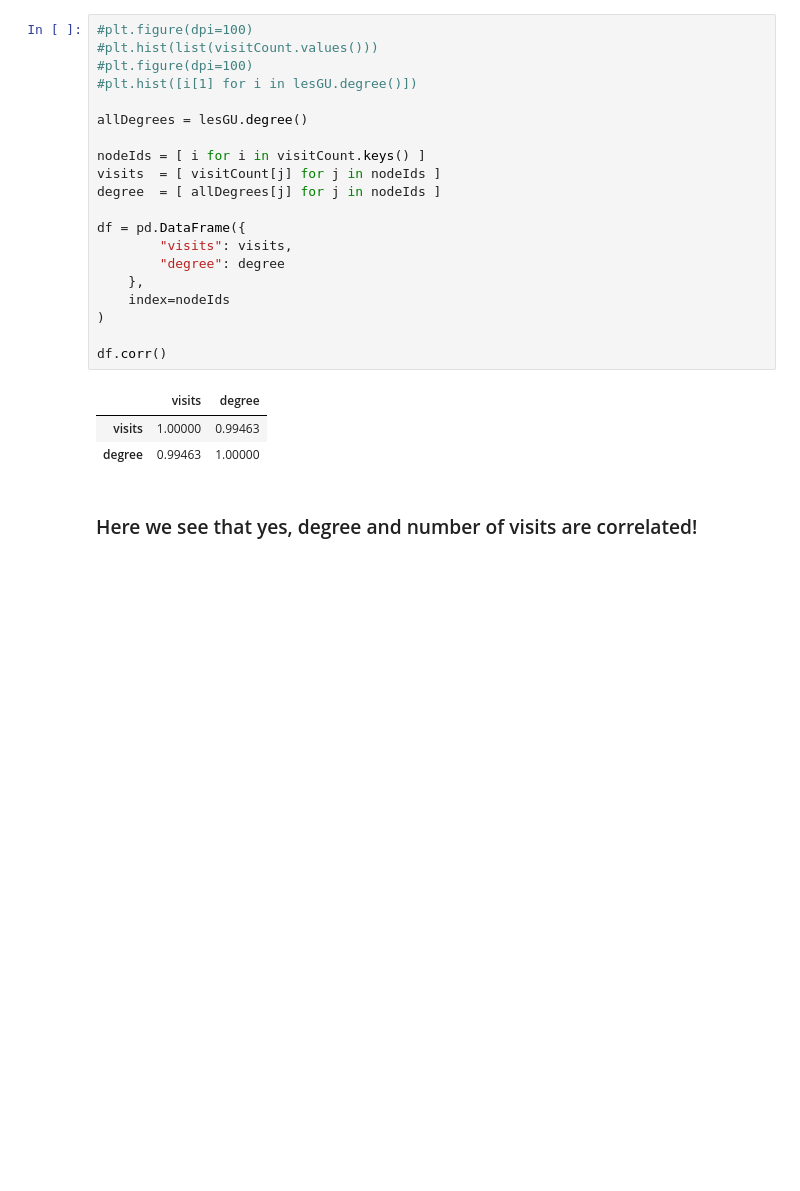
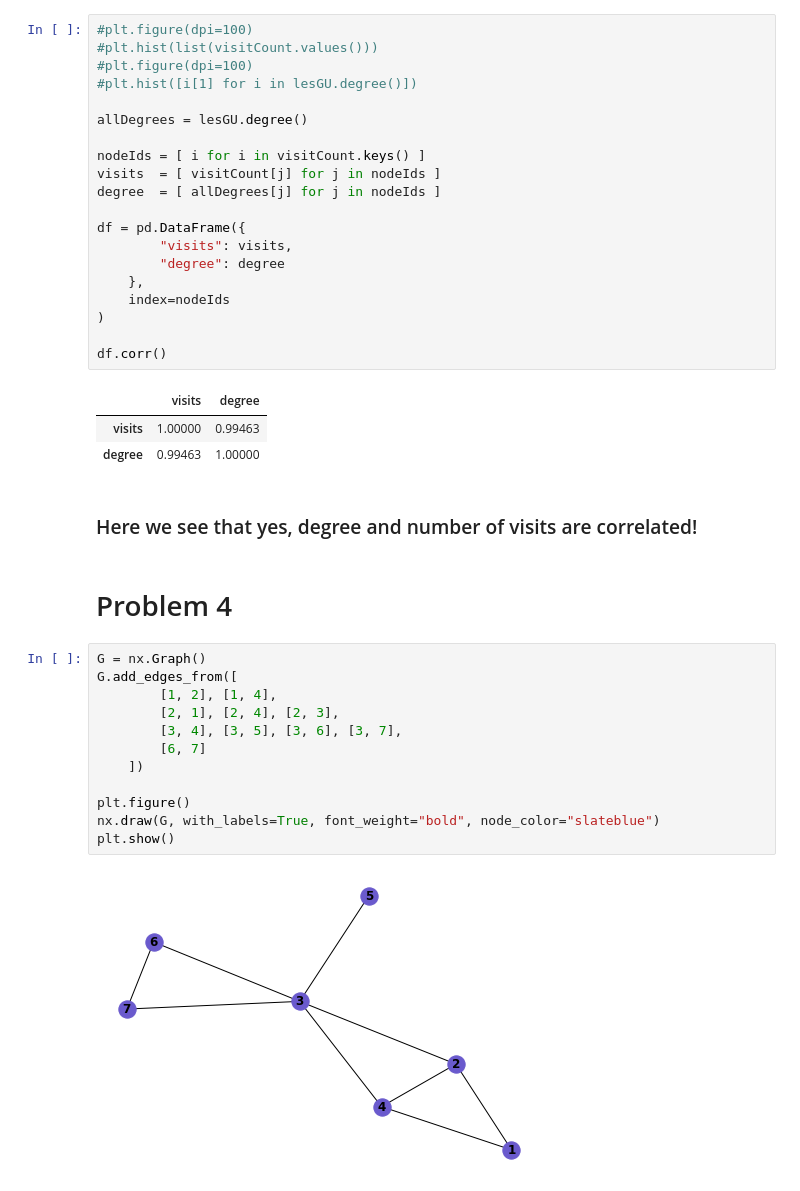
Before and after one commit to matheushjs/sandbox, a Jupyter notebook: complex_nets/lista1.ipynb, the cells around one changed output. Cells and saved outputs as stored; diff of their text form; blank space fills up the shorter version.

Commit message:
Finish problem 4

```diff
--- a/complex_nets/lista1.ipynb
+++ b/complex_nets/lista1.ipynb
@@ -265,3 +265,19 @@ df.corr()
 | degree | 0.99463 | 1.00000 |
 # %% [markdown]
 ### Here we see that yes, degree and number of visits are correlated!
+# %% [markdown]
+# Problem 4
+# %%
+G = nx.Graph()
+G.add_edges_from([
+        [1, 2], [1, 4],
+        [2, 1], [2, 4], [2, 3],
+        [3, 4], [3, 5], [3, 6], [3, 7],
+        [6, 7]
+    ])
+
+plt.figure()
+nx.draw(G, with_labels=True, font_weight="bold", node_color="slateblue")
+plt.show()
+# %% [output]
+[figure, added]
```
Also changed, not shown: parts of 13 cells of this notebook.
